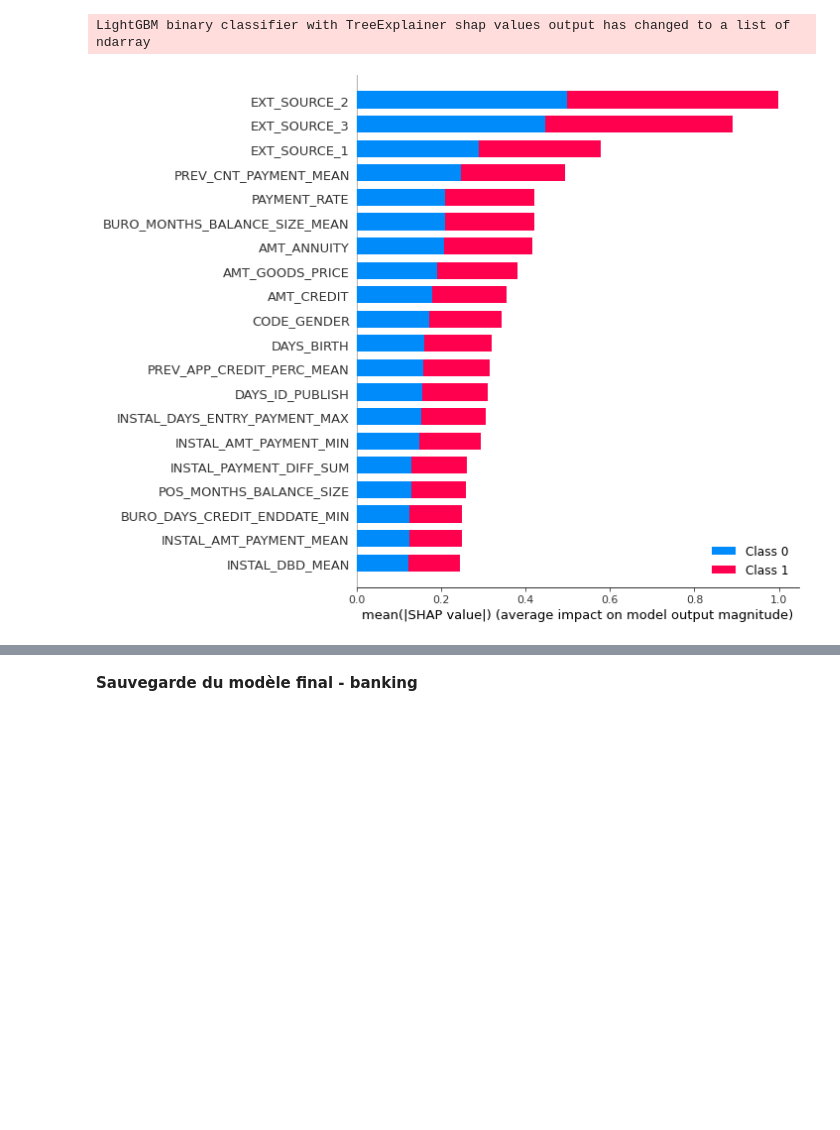
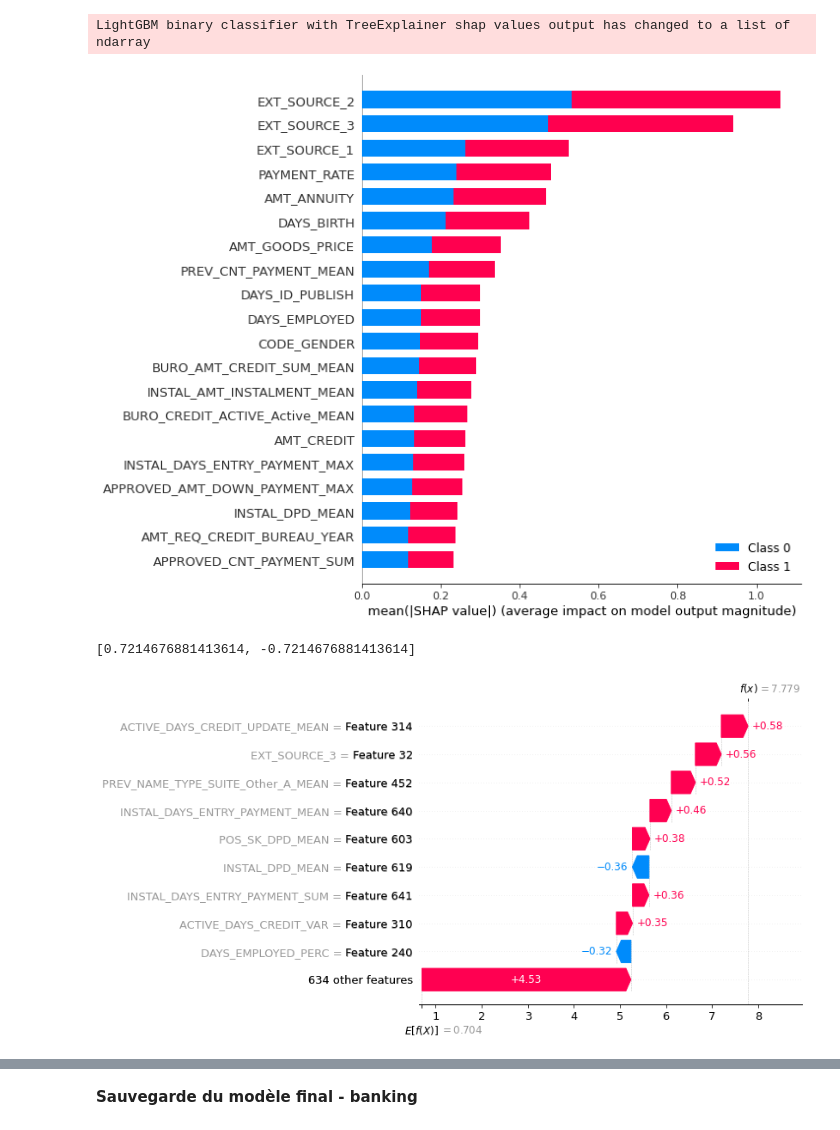
Before and after one commit to mikoa9/projet7-credit, a Jupyter notebook: notebooks/P7 Modelisation.ipynb, the cells around one changed output, grey strips where cells are left out. Saved outputs shown, nothing was run; the diff lists cells and outputs as text; code cells hidden in the pictures; blank space fills up the shorter version.

```diff
--- a/notebooks/P7 Modelisation.ipynb
+++ b/notebooks/P7 Modelisation.ipynb
@@ -943,9 +995,17 @@ particulier : simuler différentes combinaisons de valeurs pour les variables d
 # %%
 explainer = shap.TreeExplainer(lgbm_model_bank)
-shap_values = explainer.shap_values(X)
+shap_values = explainer.shap_values(X_train)
 # %% [output]
 LightGBM binary classifier with TreeExplainer shap values output has changed to a list of ndarray
 # %%
-shap.summary_plot(shap_values, X)
+shap.summary_plot(shap_values, X_train.columns)
 # %% [output]
-[figure, old version]
+[figure, new version]
+# %%
+explainer.expected_value
+# %% [output]
+[0.7214676881413614, -0.7214676881413614]
+# %%
+shap.plots._waterfall.waterfall_legacy(explainer.expected_value[0], shap_values[0][24], X_train.columns)
+# %% [output]
+[figure, added]
```
Also changed, not shown: parts of 55 cells of this notebook.
